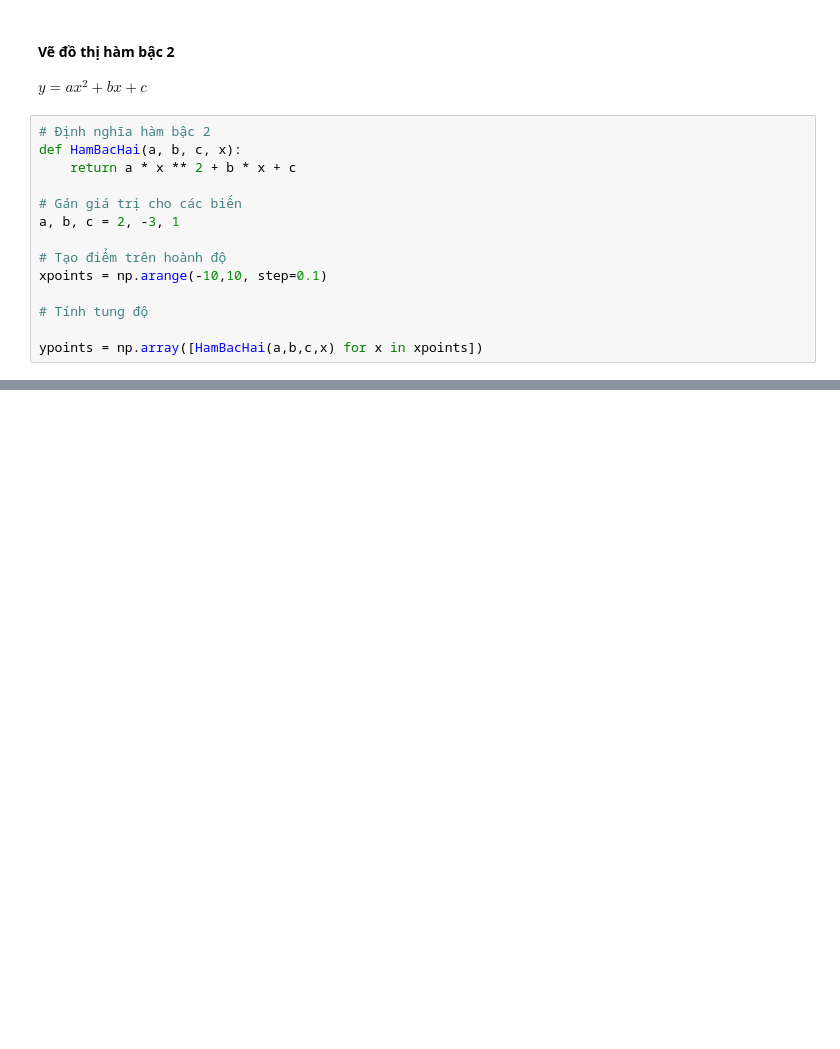
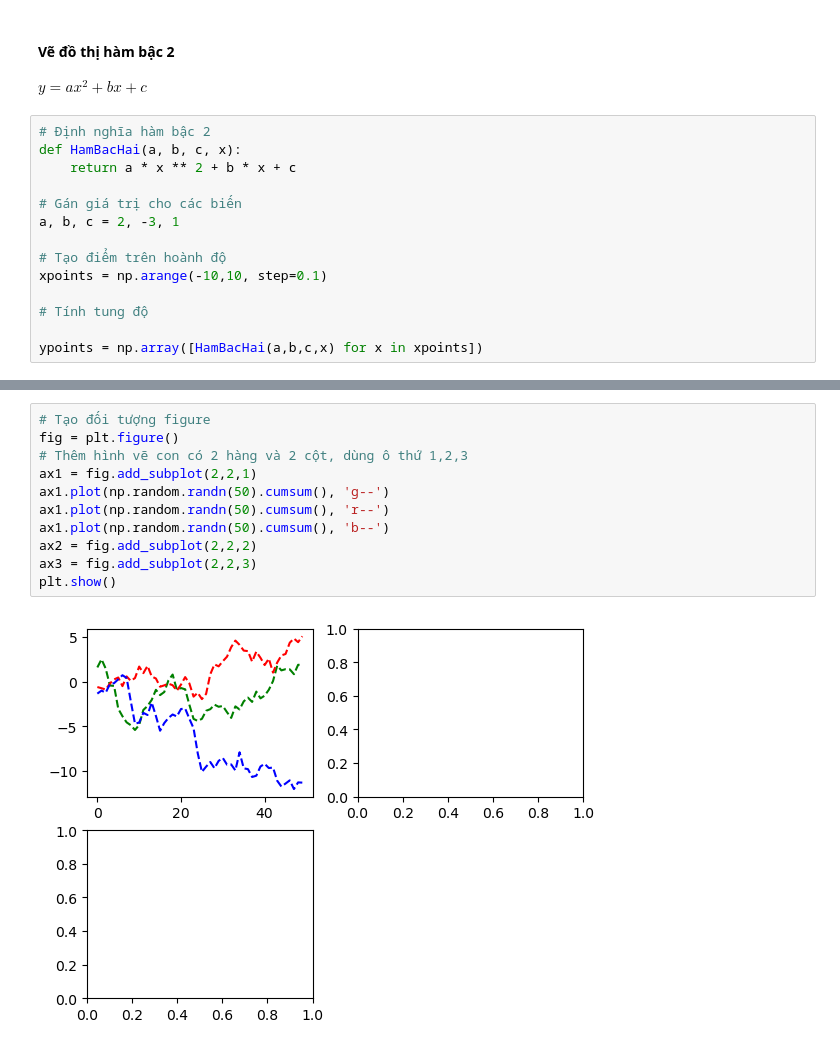
Before and after one commit to HoanChan/DataAnalytics, a Jupyter notebook: Notebook/3.Matplotlib.ipynb, the cells around one changed output, grey strips where cells are left out. Saved outputs shown, nothing was run; the diff lists cells and outputs as text; blank space fills up the shorter version.

```diff
--- a/Notebook/3.Matplotlib.ipynb
+++ b/Notebook/3.Matplotlib.ipynb
@@ -49,0 +55,13 @@ plt.show()
+# %%
+# Tạo đối tượng figure
+fig = plt.figure()
+# Thêm hình vẽ con có 2 hàng và 2 cột, dùng ô thứ 1,2,3
+ax1 = fig.add_subplot(2,2,1)
+ax1.plot(np.random.randn(50).cumsum(), 'g--')
+ax1.plot(np.random.randn(50).cumsum(), 'r--')
+ax1.plot(np.random.randn(50).cumsum(), 'b--')
+ax2 = fig.add_subplot(2,2,2)
+ax3 = fig.add_subplot(2,2,3)
+plt.show()
+# %% [output]
+[figure, added]
```
Also changed, not shown: parts of 4 cells of this notebook.
